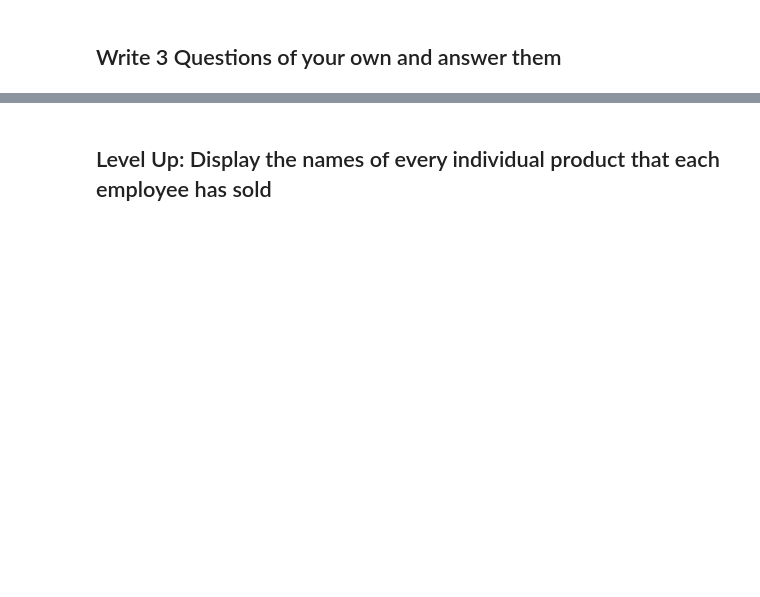
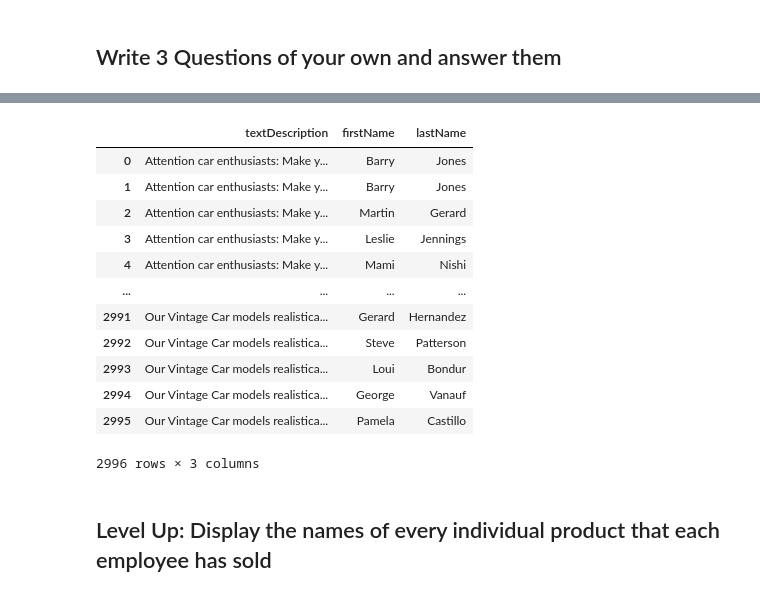
Before and after one commit to singsang2/dsc-join-statements-lab-onl01-dtsc-ft-070620, a Jupyter notebook: index.ipynb, the cells around one changed output, grey strips where cells are left out. Cells and saved outputs as stored; diff of their text form; code cells hidden in the pictures; blank space fills up the shorter version.

```diff
--- a/index.ipynb
+++ b/index.ipynb
@@ -74,3 +136,30 @@ df
 # %%
 # Answers will vary
 # Example: Display the htmlDescription and employee's first and last name for each product that each employee has sold
+df = make_df(cur.execute("""SELECT textDescription, firstName, lastName
+                            FROM productlines
+                            JOIN products
+                            USING(productLine)
+                            JOIN orderdetails
+                            USING(productCode)
+                            JOIN orders
+                            USING(orderNumber)
+                            JOIN customers
+                            USING(customerNumber)
+                            JOIN employees
+                            ON(employees.employeeNumber = customers.salesRepEmployeeNumber);"""))
+df
+# %% [output]
+|  | textDescription | firstName | lastName |
+| 0 | Attention car enthusiasts: Make y... | Barry | Jones |
+| 1 | Attention car enthusiasts: Make y... | Barry | Jones |
+| 2 | Attention car enthusiasts: Make y... | Martin | Gerard |
+| 3 | Attention car enthusiasts: Make y... | Leslie | Jennings |
+| 4 | Attention car enthusiasts: Make y... | Mami | Nishi |
+| ... | ... | ... | ... |
+| 2991 | Our Vintage Car models realistica... | Gerard | Hernandez |
+| 2992 | Our Vintage Car models realistica... | Steve | Patterson |
+| 2993 | Our Vintage Car models realistica... | Loui | Bondur |
+| 2994 | Our Vintage Car models realistica... | George | Vanauf |
+| 2995 | Our Vintage Car models realistica... | Pamela | Castillo |
+2996 rows × 3 columns
```
Also changed, not shown: parts of 6 cells of this notebook.
